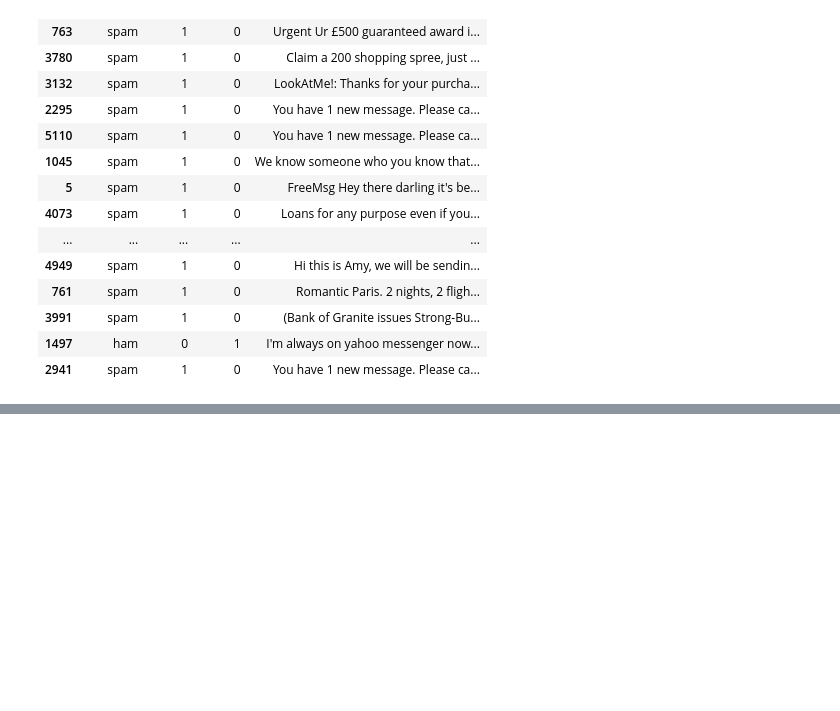
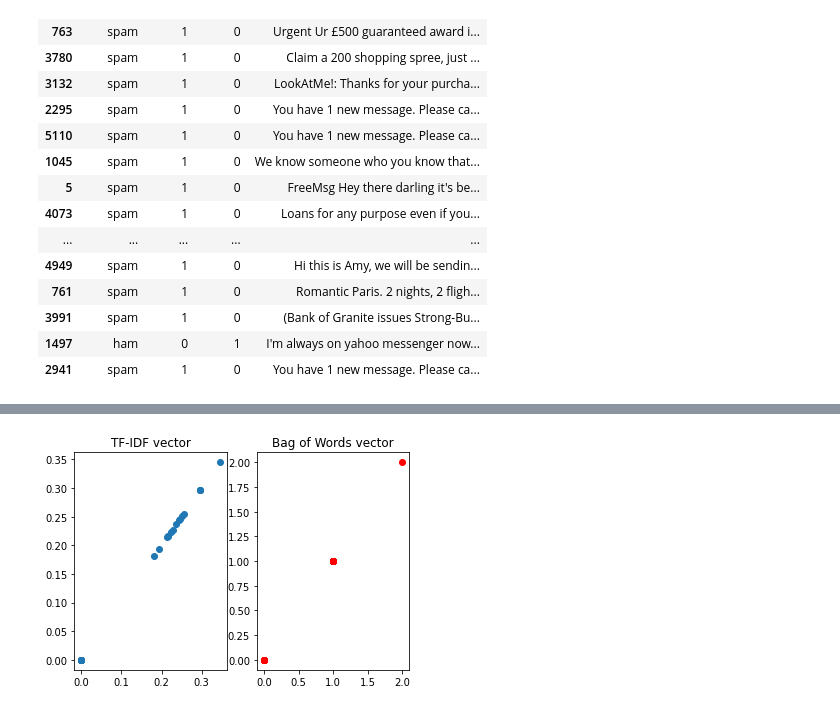
Before and after one commit to DRoozendaal/spam-ham-classification, a Jupyter notebook: spam-ham-classifier.ipynb, the cells around one changed output, grey strips where cells are left out. Drawn from its saved outputs; the diff is of its cells as text; code cells hidden in the pictures; blank space fills up the shorter version.

```diff
--- a/spam-ham-classifier.ipynb
+++ b/spam-ham-classifier.ipynb
@@ -444,0 +507,30 @@ predictions_df[predictions_df['y_true'] != predictions_df['y_pred']]
+# %%
+# Load data
+data = pd.read_csv('spam.csv')
+
+# Initialize the TF-IDF model
+# This model does lowercasing, tokenization, stemming and optionally removal of stopwords!
+cv = TfidfVectorizer(stop_words='english')
+
+# vectorize the sentences
+X = cv.fit_transform(data['Message']).toarray()
+# convert labels to numbers
+y = data['Category'].map(mapping)
+
+# Split data
+X_train, X_test, y_train, y_test = train_test_split(X, y, test_size=0.2, random_state=1)
+
+# Initialize a classifier
+clf = LogisticRegression()
+
+# Fit the model on the train data
+clf.fit(X_train, y_train)
+
+# Predict
+y_pred = clf.predict(X_test)
+
+# Evaluate!
+print('accuracy: ', accuracy_score(y_test, y_pred))
+print('precision: ', precision_score(y_test, y_pred))
+print('recall: ', recall_score(y_test, y_pred))
+print('f1 score: ', f1_score(y_test, y_pred))
@@ -444,0 +542,5 @@ predictions_df[predictions_df['y_true'] != predictions_df['y_pred']]
+# %%
+# And this is how it looks like with a TF-IDF vectorizer
+example_vector_tfidf = X[8]
+print(example_vector_tfidf.shape)
+example_vector_tfidf
@@ -444,0 +580,9 @@ predictions_df[predictions_df['y_true'] != predictions_df['y_pred']]
+# %%
+fig, ax = plt.subplots(1,2)
+ax[0].scatter(example_vector_tfidf, example_vector_tfidf)
+ax[0].set_title('TF-IDF vector')
+
+ax[1].scatter(example_vector_bow, example_vector_bow, color='r')
+ax[1].set_title('Bag of Words vector');
+# %% [output]
+[figure, added]
```
Also changed, not shown: parts of 45 cells of this notebook, 2 other files.
